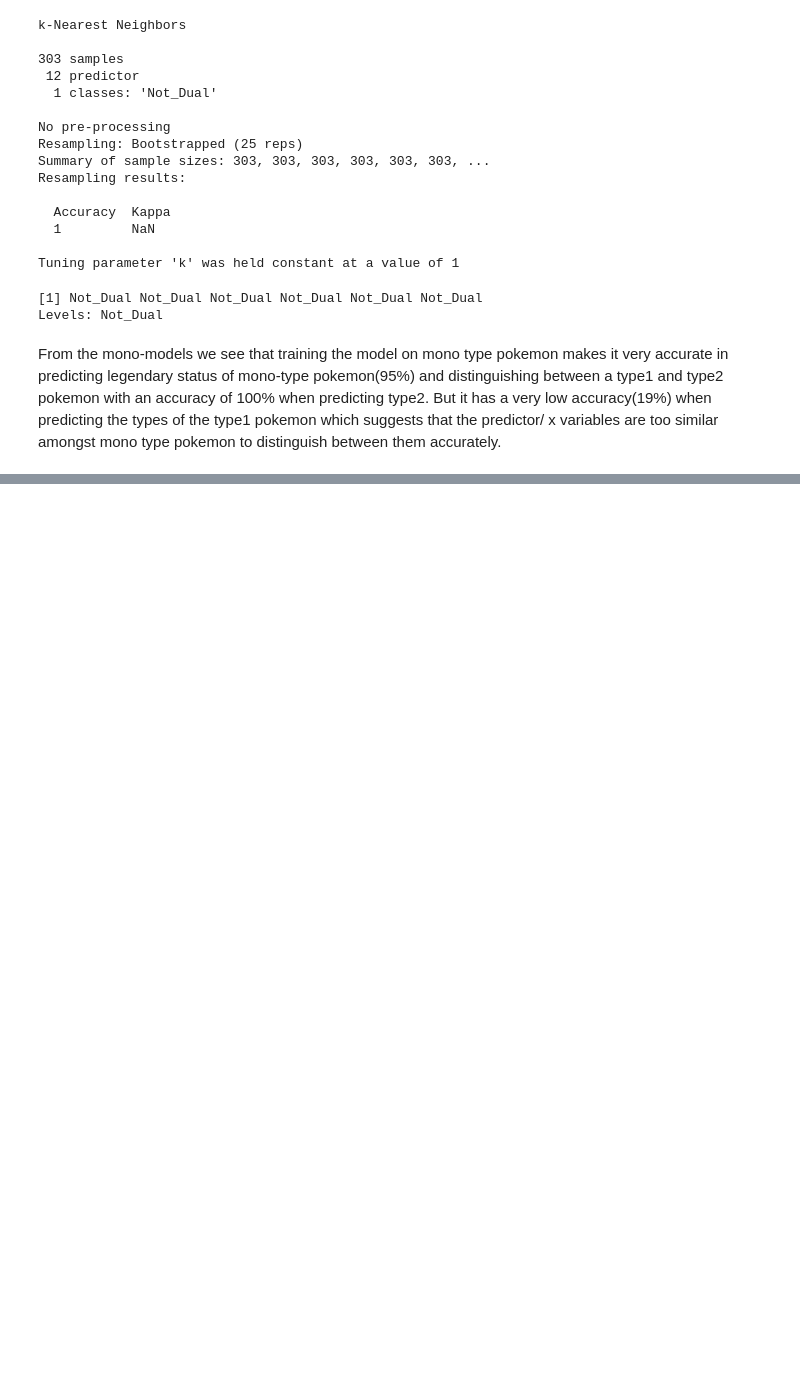
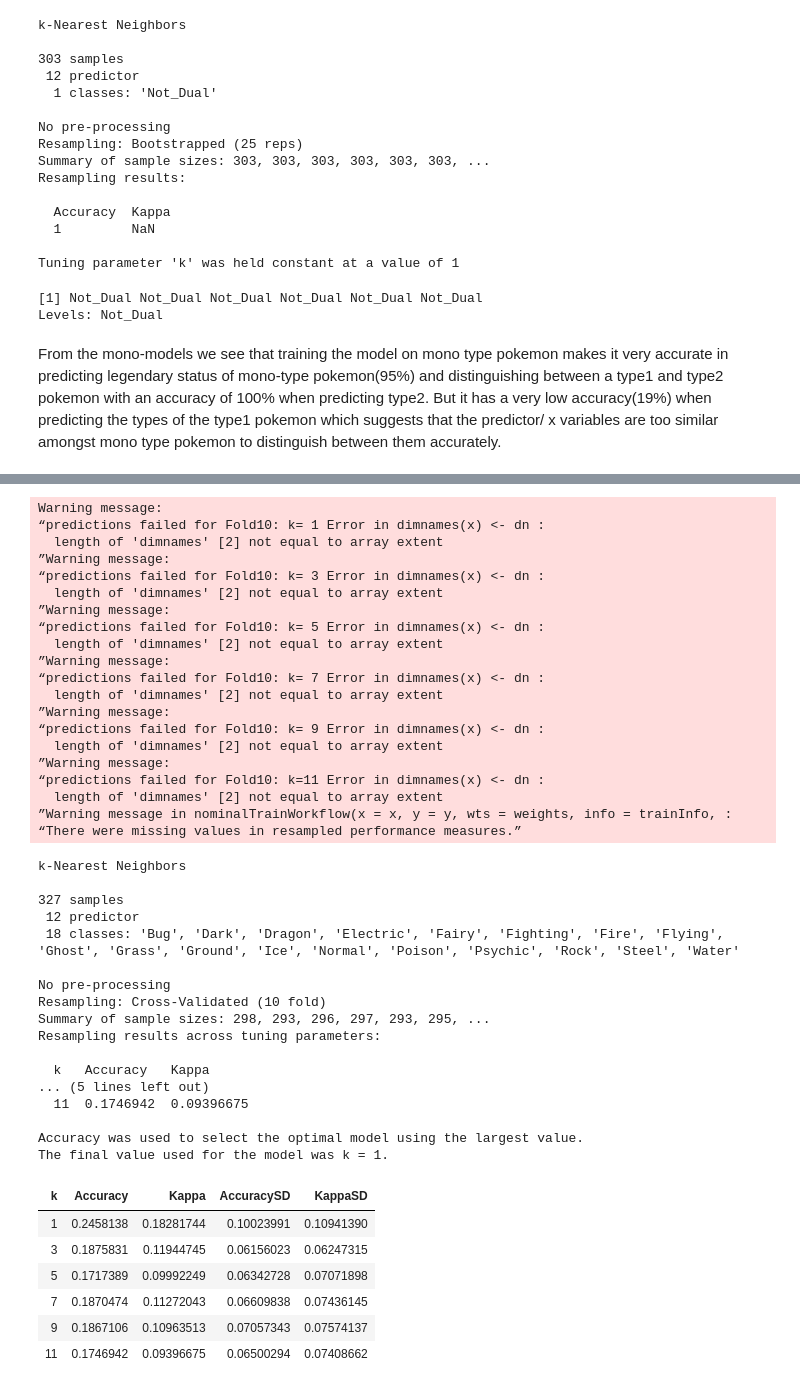
Before and after one commit to Towelat/DSCI--group-7, a Jupyter notebook: group_7_project.ipynb, the cells around one changed output, grey strips where cells are left out. Cells and saved outputs as stored; diff of their text form; code cells hidden in the pictures; blank space fills up the shorter version.

```diff
--- a/group_7_project.ipynb
+++ b/group_7_project.ipynb
@@ -552,0 +669,67 @@ From the mono-models we see that training the model on mono type pokemon makes i
+# %%
+#knn using dual types data only to predict Type_1 (model 2)
+set.seed(5678)
+training_rows2_d <- scaled_pokemon %>%
+mutate(Type_1 = as.factor(Type_1)) %>%
+  select(Type_1) %>%
+  unlist() %>%
+  createDataPartition(p = 0.80, list = FALSE)
+
+Y_type1_d <- training_set_d %>% select(Type_1) %>% unlist()
+
+k <- c(1,3,5,7,9,11)
+kks <- data.frame(k)
+
+
+train_control2_d <- trainControl(method = "cv", number = 10)
+
+choose_k_d3 <- train(x = X_train_d, y = Y_type1_d, method = 'knn', tuneGrid = kks, trControl = train_control2_d)
+choose_k_d3
+
+k_accuracies2_d <- choose_k_d3$results
+k_accuracies2_d
+# %% [output]
+Warning message:
+“predictions failed for Fold10: k= 1 Error in dimnames(x) <- dn :
+  length of 'dimnames' [2] not equal to array extent
+”Warning message:
+“predictions failed for Fold10: k= 3 Error in dimnames(x) <- dn :
+  length of 'dimnames' [2] not equal to array extent
+”Warning message:
+“predictions failed for Fold10: k= 5 Error in dimnames(x) <- dn :
+  length of 'dimnames' [2] not equal to array extent
+”Warning message:
+“predictions failed for Fold10: k= 7 Error in dimnames(x) <- dn :
+  length of 'dimnames' [2] not equal to array extent
+”Warning message:
+“predictions failed for Fold10: k= 9 Error in dimnames(x) <- dn :
+  length of 'dimnames' [2] not equal to array extent
+”Warning message:
+“predictions failed for Fold10: k=11 Error in dimnames(x) <- dn :
+  length of 'dimnames' [2] not equal to array extent
+”Warning message in nominalTrainWorkflow(x = x, y = y, wts = weights, info = trainInfo, :
+“There were missing values in resampled performance measures.”
+k-Nearest Neighbors
+
+327 samples
+ 12 predictor
+ 18 classes: 'Bug', 'Dark', 'Dragon', 'Electric', 'Fairy', 'Fighting', 'Fire', 'Flying', 'Ghost', 'Grass', 'Ground', 'Ice', 'Normal', 'Poison', 'Psychic', 'Rock', 'Steel', 'Water'
+
+No pre-processing
+Resampling: Cross-Validated (10 fold)
+Summary of sample sizes: 298, 293, 296, 297, 293, 295, ...
+Resampling results across tuning parameters:
+
+  k   Accuracy   Kappa
+... (5 lines left out)
+  11  0.1746942  0.09396675
+
+Accuracy was used to select the optimal model using the largest value.
+The final value used for the model was k = 1.
+| k | Accuracy | Kappa | AccuracySD | KappaSD |
+| 1 | 0.2458138 | 0.18281744 | 0.10023991 | 0.10941390 |
+| 3 | 0.1875831 | 0.11944745 | 0.06156023 | 0.06247315 |
+| 5 | 0.1717389 | 0.09992249 | 0.06342728 | 0.07071898 |
+| 7 | 0.1870474 | 0.11272043 | 0.06609838 | 0.07436145 |
+| 9 | 0.1867106 | 0.10963513 | 0.07057343 | 0.07574137 |
+| 11 | 0.1746942 | 0.09396675 | 0.06500294 | 0.07408662 |
```
Also changed, not shown: parts of 7 cells of this notebook.
